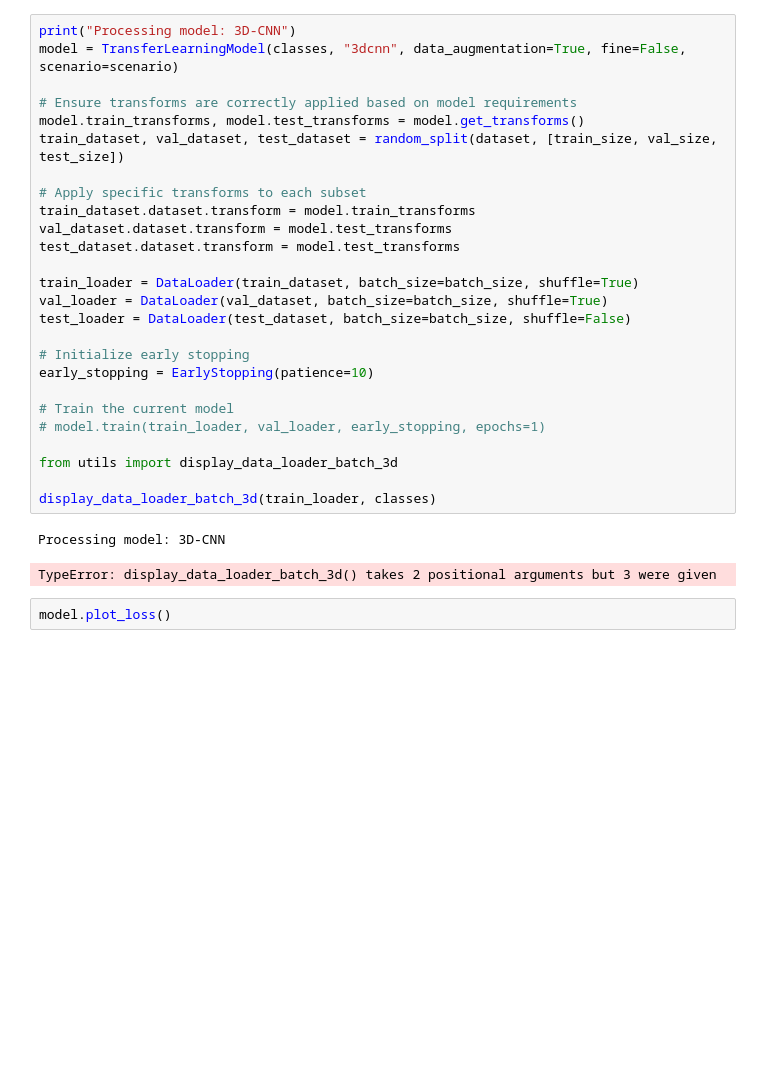
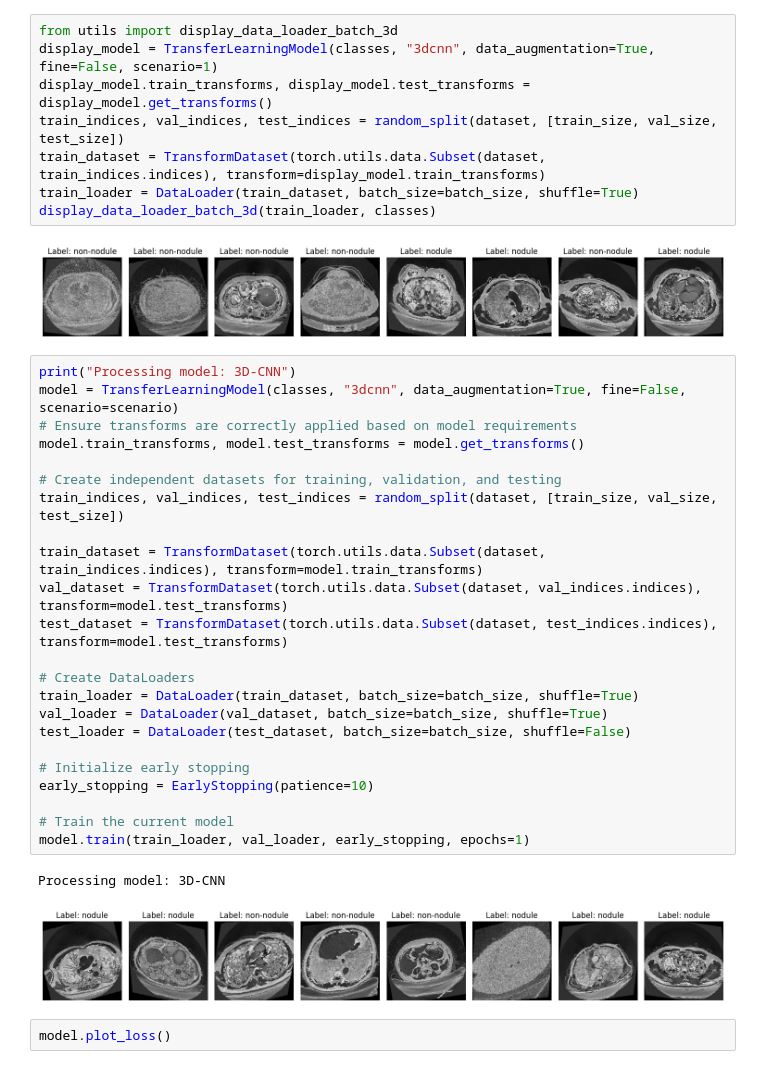
Before and after one commit to DominikHahn1407/Masterarbeit, a Jupyter notebook: Final Models/3dcnn_coarse.ipynb, the cells around one changed output. Drawn from its saved outputs; the diff is of its cells as text; blank space fills up the shorter version.

Commit message:
Fixed Data Augmentation Bug

```diff
--- a/Final Models/3dcnn_coarse.ipynb
+++ b/Final Models/3dcnn_coarse.ipynb
@@ -46,16 +45,27 @@ Train size: 7 --- Validation size: 2 --- Test size: 3
+# %%
+from utils import display_data_loader_batch_3d
+display_model = TransferLearningModel(classes, "3dcnn", data_augmentation=True, fine=False, scenario=1)
+display_model.train_transforms, display_model.test_transforms = display_model.get_transforms()
+train_indices, val_indices, test_indices = random_split(dataset, [train_size, val_size, test_size])
+train_dataset = TransformDataset(torch.utils.data.Subset(dataset, train_indices.indices), transform=display_model.train_transforms)
+train_loader = DataLoader(train_dataset, batch_size=batch_size, shuffle=True)
+display_data_loader_batch_3d(train_loader, classes)
+# %% [output]
+[figure, added]
 # %%
 print("Processing model: 3D-CNN")
 model = TransferLearningModel(classes, "3dcnn", data_augmentation=True, fine=False, scenario=scenario)
-
 # Ensure transforms are correctly applied based on model requirements
 model.train_transforms, model.test_transforms = model.get_transforms()
-train_dataset, val_dataset, test_dataset = random_split(dataset, [train_size, val_size, test_size])
 
-# Apply specific transforms to each subset
-train_dataset.dataset.transform = model.train_transforms
-val_dataset.dataset.transform = model.test_transforms
-test_dataset.dataset.transform = model.test_transforms
+# Create independent datasets for training, validation, and testing
+train_indices, val_indices, test_indices = random_split(dataset, [train_size, val_size, test_size])
 
+train_dataset = TransformDataset(torch.utils.data.Subset(dataset, train_indices.indices), transform=model.train_transforms)
+val_dataset = TransformDataset(torch.utils.data.Subset(dataset, val_indices.indices), transform=model.test_transforms)
+test_dataset = TransformDataset(torch.utils.data.Subset(dataset, test_indices.indices), transform=model.test_transforms)
+
+# Create DataLoaders
 train_loader = DataLoader(train_dataset, batch_size=batch_size, shuffle=True)
 val_loader = DataLoader(val_dataset, batch_size=batch_size, shuffle=True)
 test_loader = DataLoader(test_dataset, batch_size=batch_size, shuffle=False)
@@ -64,14 +74,10 @@ test_loader = DataLoader(test_dataset, batch_size=batch_size, shuffle=False)
 early_stopping = EarlyStopping(patience=10)
 
 # Train the current model
-# model.train(train_loader, val_loader, early_stopping, epochs=1)
-
-from utils import display_data_loader_batch_3d
-
-display_data_loader_batch_3d(train_loader, classes)
+model.train(train_loader, val_loader, early_stopping, epochs=1)
 # %% [output]
 Processing model: 3D-CNN
-TypeError: display_data_loader_batch_3d() takes 2 positional arguments but 3 were given
+[figure, added]
 # %%
 model.plot_loss()
 # %% [output]
```
Also changed, not shown: parts of 5 cells of this notebook, 7 other files.
